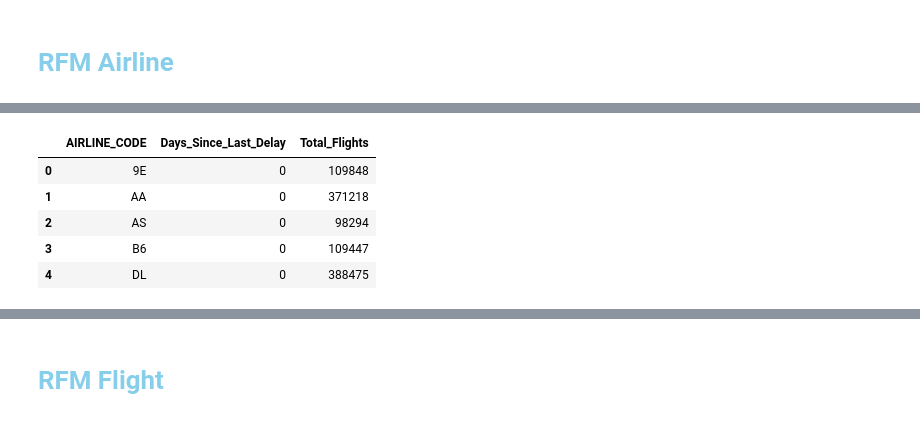
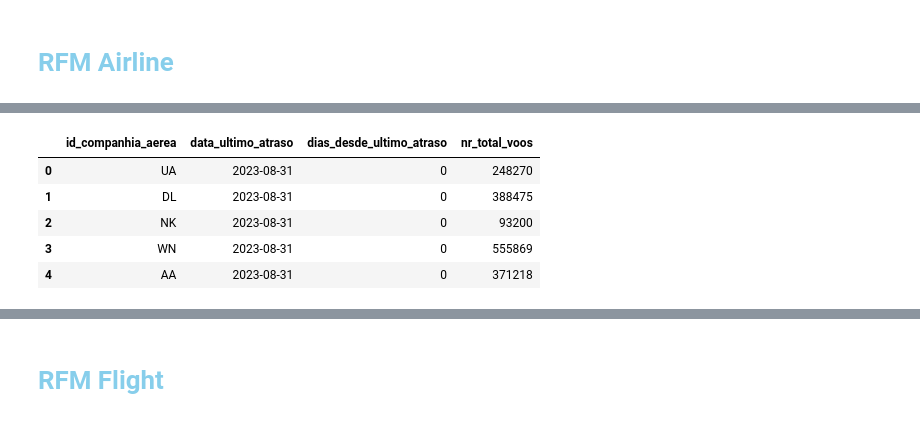
Before and after one commit to BrunoAfonso18/sdw, a Jupyter notebook: flights.ipynb, the cells around one changed output, grey strips where cells are left out. Cells and saved outputs as stored; diff of their text form; code cells hidden in the pictures.

```diff
--- a/flights.ipynb
+++ b/flights.ipynb
@@ -182,9 +179,9 @@ print(f"Cancelled flights%: {cancelled_percentage:.2f}\n Diverted flights%: {div
 Cancelled flights%: 0.00
  Diverted flights%: 0.21
 # %%
-df_flights_clean = df_flights_clean[(df_flights["DIVERTED"] != 1.0)].copy()
+df_flights_clean = df_flights_clean[(df_flights["desviado"] != 1.0)].copy()
 # %%
-df_flights_clean.drop(["CANCELLED", "DIVERTED", "DEP_TIME_MIN", "CRS_DEP_TIME_MIN", "ARR_TIME_MIN", "CRS_ARR_TIME_MIN"], axis=1, inplace=True)
+df_flights_clean.drop(["cancelado", "desviado", "DEP_TIME_MIN", "CRS_DEP_TIME_MIN", "ARR_TIME_MIN", "CRS_ARR_TIME_MIN"], axis=1, inplace=True)
 # %%
 df_flights_clean.head(10)
 # %% [output]
@@ -241,0 +218,9 @@ airline_data.drop(columns=['FL_DATE'], inplace=True)
+# %%
+# Convert data_partida to datetime type
+df_flights_clean['data_partida'] = pd.to_datetime(df_flights_clean['data_partida'])
+
+# Convert data_partida to datetime and extract only the date
+df_flights_clean['data_partida'] = df_flights_clean['data_partida'].dt.date
+
+# Filtrar apenas os voos com atraso na chegada
+df_atrasados = df_flights_clean[df_flights_clean['atraso_chegada'] > 0]
@@ -241,0 +229,21 @@ airline_data.drop(columns=['FL_DATE'], inplace=True)
+# %%
+# Calcular última data de atraso por companhia
+last_delay = df_atrasados.groupby('id_companhia_aerea')['data_partida'].max().reset_index()
+last_delay.rename(columns={'data_partida': 'data_ultimo_atraso'}, inplace=True)
+
+all_airlines = df_flights_clean[['id_companhia_aerea']].drop_duplicates()
+
+# Mesclar para manter todas as companhias, mesmo sem atrasos
+airline_data = pd.merge(all_airlines, last_delay, on='id_companhia_aerea', how='left')
+
+# Garantir que a coluna data_ultimo_atraso está no formato datetime
+airline_data['data_ultimo_atraso'] = pd.to_datetime(airline_data['data_ultimo_atraso'])
+
+# Calcular data de referência (última data do dataset)
+data_base = df_flights_clean['data_partida'].max()
+data_base = pd.to_datetime(data_base)
+
+# Calcular recência (dias desde o último atraso)
+airline_data['dias_desde_ultimo_atraso'] = (data_base - airline_data['data_ultimo_atraso']).dt.days
+
+airline_data.head()
@@ -242,19 +257,18 @@ airline_data.drop(columns=['FL_DATE'], inplace=True)
 # %%
 # Calculate the total number of flights made by each airline
-total_flights = df_flights_clean.groupby('AIRLINE_CODE')['FL_DATE'].count().reset_index()
-total_flights.rename(columns={'FL_DATE': 'Total_Flights'}, inplace=True)
-
+nr_total_voos = df_flights_clean['id_companhia_aerea'].value_counts().reset_index()
+nr_total_voos.columns = ['id_companhia_aerea', 'nr_total_voos']
 
 # Merge the new features into the airline_data dataframe
-airline_data = pd.merge(airline_data, total_flights, on='AIRLINE_CODE')
+airline_data = pd.merge(airline_data, nr_total_voos, on='id_companhia_aerea')
 
 # Display the first few rows of the airline_data dataframe
 airline_data.head()
 # %% [output]
-|  | AIRLINE_CODE | Days_Since_Last_Delay | Total_Flights |
-| 0 | 9E | 0 | 109848 |
-| 1 | AA | 0 | 371218 |
-| 2 | AS | 0 | 98294 |
-| 3 | B6 | 0 | 109447 |
-| 4 | DL | 0 | 388475 |
+|  | id_companhia_aerea | data_ultimo_atraso | dias_desde_ultimo_atraso | nr_total_voos |
+| 0 | UA | 2023-08-31 | 0 | 248270 |
+| 1 | DL | 2023-08-31 | 0 | 388475 |
+| 2 | NK | 2023-08-31 | 0 | 93200 |
+| 3 | WN | 2023-08-31 | 0 | 555869 |
+| 4 | AA | 2023-08-31 | 0 | 371218 |
 # %%
```
Also changed, not shown: parts of 41 cells of this notebook.
